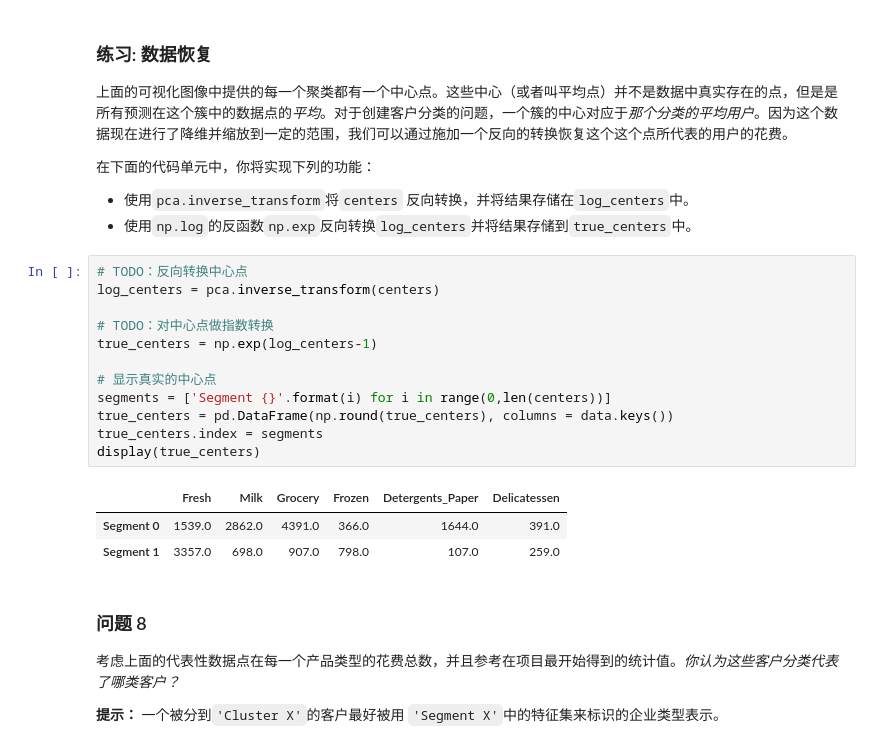
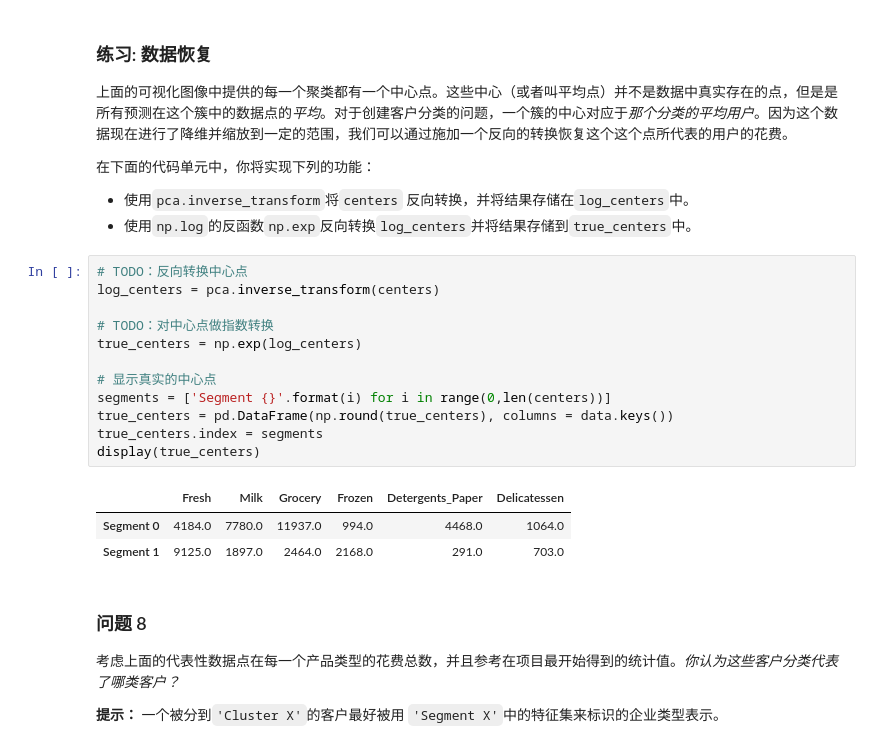
Before and after one commit to WongChen/UdacityMachineLearning, a Jupyter notebook: creating_customer_segments/customer_segments.ipynb, the cells around one changed output. Drawn from its saved outputs; the diff is of its cells as text.

```diff
--- a/creating_customer_segments/customer_segments.ipynb
+++ b/creating_customer_segments/customer_segments.ipynb
@@ -432,19 +442,19 @@ rs.cluster_results(reduced_data, preds, centers, pca_samples)
 # %%
 # TODO：反向转换中心点
 log_centers = pca.inverse_transform(centers)
 
 # TODO：对中心点做指数转换
-true_centers = np.exp(log_centers-1)
+true_centers = np.exp(log_centers)
 
 # 显示真实的中心点
 segments = ['Segment {}'.format(i) for i in range(0,len(centers))]
 true_centers = pd.DataFrame(np.round(true_centers), columns = data.keys())
 true_centers.index = segments
 display(true_centers)
 # %% [output]
 |  | Fresh | Milk | Grocery | Frozen | Detergents_Paper | Delicatessen |
-| Segment 0 | 1539.0 | 2862.0 | 4391.0 | 366.0 | 1644.0 | 391.0 |
-| Segment 1 | 3357.0 | 698.0 | 907.0 | 798.0 | 107.0 | 259.0 |
+| Segment 0 | 4184.0 | 7780.0 | 11937.0 | 994.0 | 4468.0 | 1064.0 |
+| Segment 1 | 9125.0 | 1897.0 | 2464.0 | 2168.0 | 291.0 | 703.0 |
 # %% [markdown]
 ### 问题 8
 考虑上面的代表性数据点在每一个产品类型的花费总数，并且参考在项目最开始得到的统计值。*你认为这些客户分类代表了哪类客户？*
```
Also changed, not shown: parts of 11 cells of this notebook, 2 other files.
